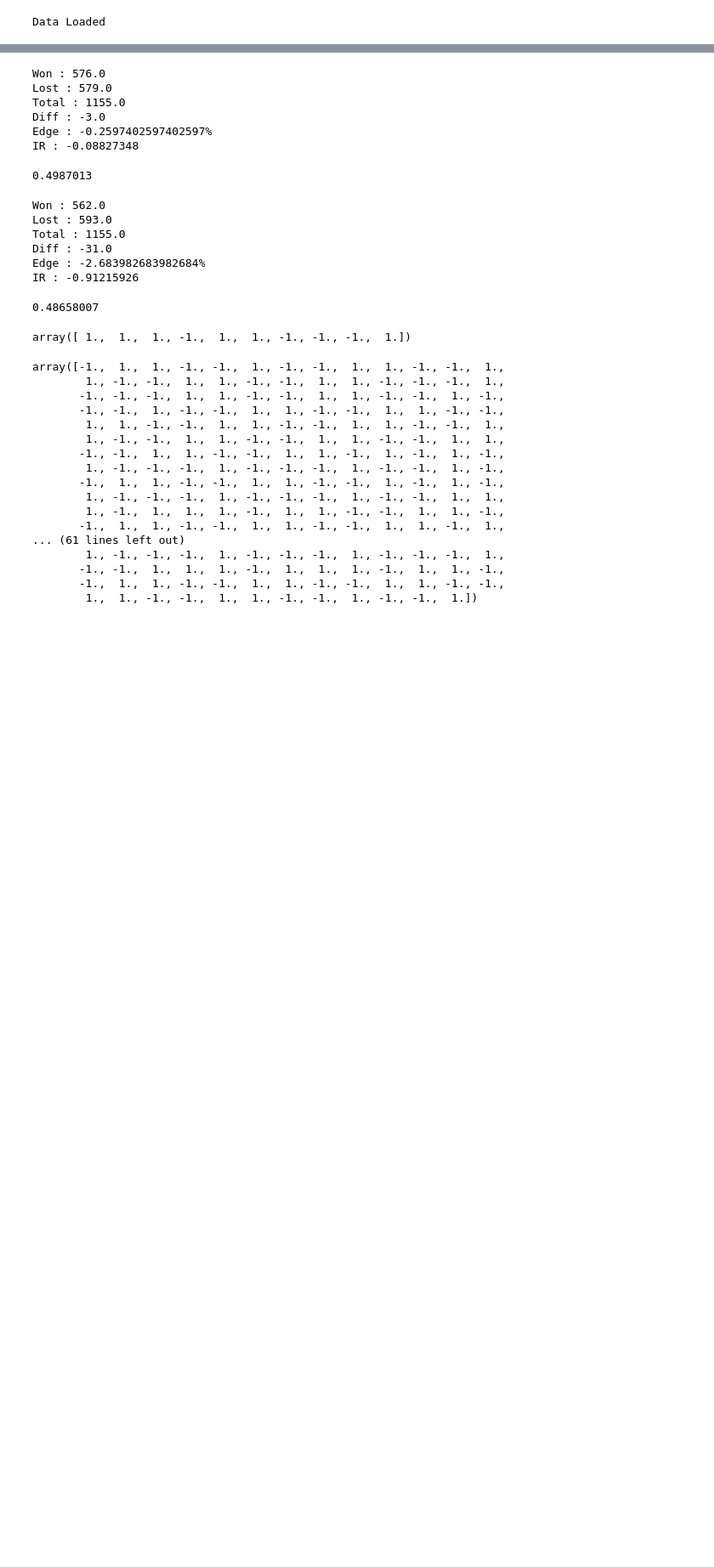
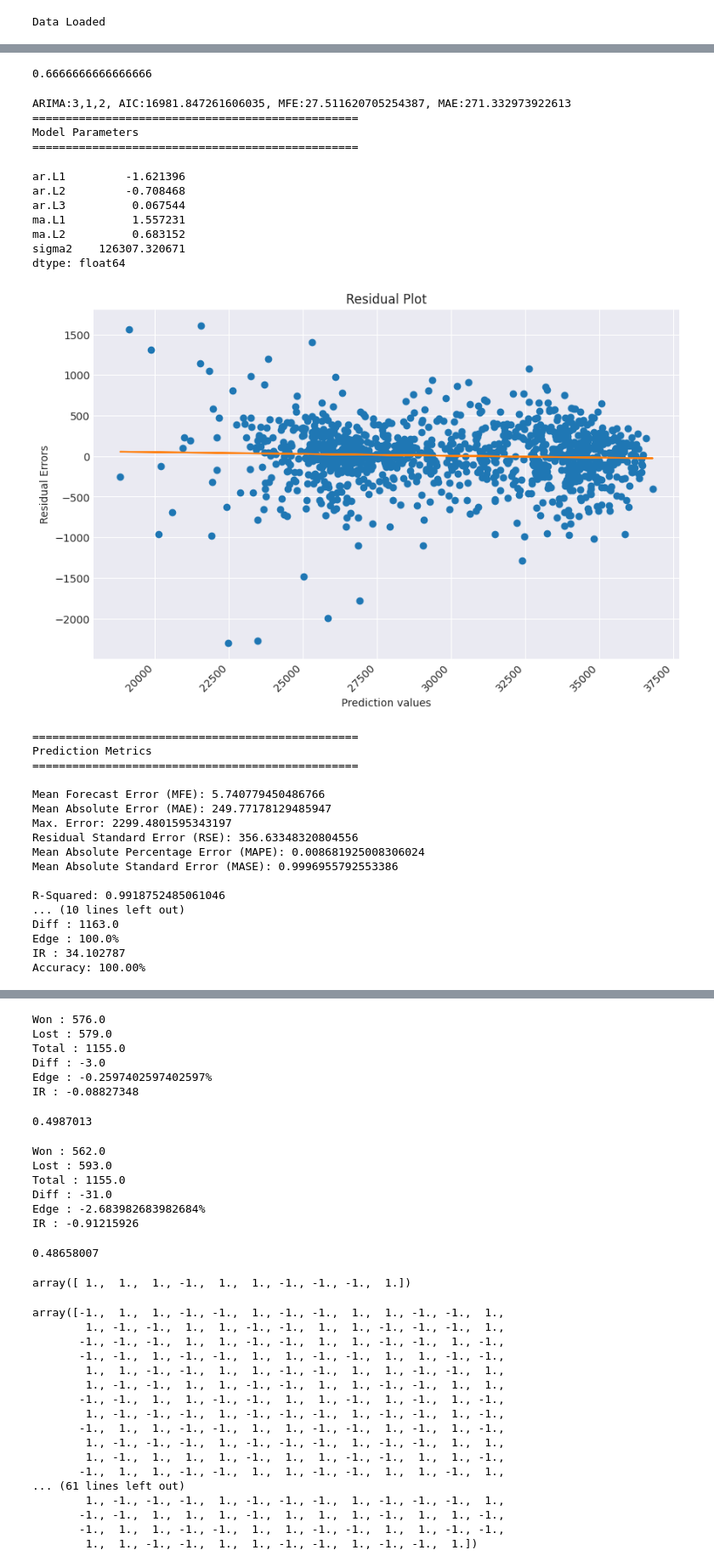
Before and after one commit to cwilko/tradeframework-models, a Jupyter notebook: samples/Sandbox.ipynb, the cells around one changed output, grey strips where cells are left out. Shown at 85% size. Cells and saved outputs as stored; diff of their text form; code cells hidden in the pictures; blank space fills up the shorter version.

```diff
--- a/samples/Sandbox.ipynb
+++ b/samples/Sandbox.ipynb
@@ -151,0 +188,61 @@ params = p.assets[1].weightGenerator.result.params
+# %%
+import quantutils.core.statistics as stats
+stats.mean_sign_accuracy([1,2,-3], [3,4,5])
+# %% [output]
+0.6666666666666666
+# %%
+from tradeframework.api.insights import InsightManager
+import warnings
+warnings.filterwarnings("ignore")
+
+y = p.findAsset("DOW").values["Close"]
+
+im = InsightManager(p)
+result = im.addInsightGenerator(im.createInsightGenerator("ARIMAFit", opts={"series": y, "order":(3,1,2)})).generateInsights()
+yhat = result["ARIMAFit"].predict()
+
+im = InsightManager(p)
+#im.addInsightGenerator(im.createInsightGenerator("AnalysisPlot", opts={"lags":30}))
+#im.addInsightGenerator(im.createInsightGenerator("PredictionPlot", opts={"x_series": yhat_trans, "y_series": y_trans}))
+im.addInsightGenerator(im.createInsightGenerator("PredictionPlot", opts={"x_series": yhat[1:], "y_series": y[1:] - yhat[1:], "title": "Residual Plot", "y_label":"Residual Errors"}))
+im.addInsightGenerator(im.createInsightGenerator("PredictionMetrics", opts={"actual": y[1:], "predictions": yhat[1:]}))
+
+#im.addInsightGenerator(im.createInsightGenerator("PredictionPlot", opts={"x_series": yhat_trans, "y_series": y_trans[1:] - yhat_trans, "title": "Residual Plot", "y_label":"Residual Errors"}))
+#im.addInsightGenerator(im.createInsightGenerator("PredictionPlot", opts={"x_series": yhat_trans, "y_series": resid, "title": "Residual Plot", "y_label":"Residual Errors"}))
+#im.addInsightGenerator(im.createInsightGenerator("PredictionMetrics", opts={"actual": y_trans[1:], "predictions": yhat_trans}))
+#im.addInsightGenerator(im.createInsightGenerator("PredictionMetrics", opts={"actual": y_trans, "predictions": yhat_trans, "ddof": 7}))
+#im.addInsightGenerator(im.createInsightGenerator("BasicPlot", opts={"log":False}))
+#im.addInsightGenerator(im.createInsightGenerator("PerfSummary", opts={"baseline": p.assets[0], "level": .95, "iterations":10000}))
+#im.addInsightGenerator(im.createInsightGenerator("StatisticalTests", opts={"baseline": p.assets[0], "level": .95, "iterations":10000}))
+
+results = im.generateInsights()
+# %% [output]
+ARIMA:3,1,2, AIC:16981.847261606035, MFE:27.511620705254387, MAE:271.332973922613
+=================================================
+Model Parameters
+=================================================
+ar.L1         -1.621396
+ar.L2         -0.708468
+ar.L3          0.067544
+ma.L1          1.557231
+ma.L2          0.683152
+sigma2    126307.320671
+dtype: float64
+[figure, added]
+=================================================
+Prediction Metrics
+=================================================
+
+Mean Forecast Error (MFE): 5.740779450486766
+Mean Absolute Error (MAE): 249.77178129485947
+Max. Error: 2299.4801595343197
+Residual Standard Error (RSE): 356.63348320804556
+Mean Absolute Percentage Error (MAPE): 0.008681925008306024
+Mean Absolute Standard Error (MASE): 0.9996955792553386
+
+R-Squared: 0.9918752485061046
+... (10 lines left out)
+Diff : 1163.0
+Edge : 100.0%
+IR : 34.102787
+Accuracy: 100.00%
```
Also changed, not shown: parts of 24 cells of this notebook, 6 other files.
